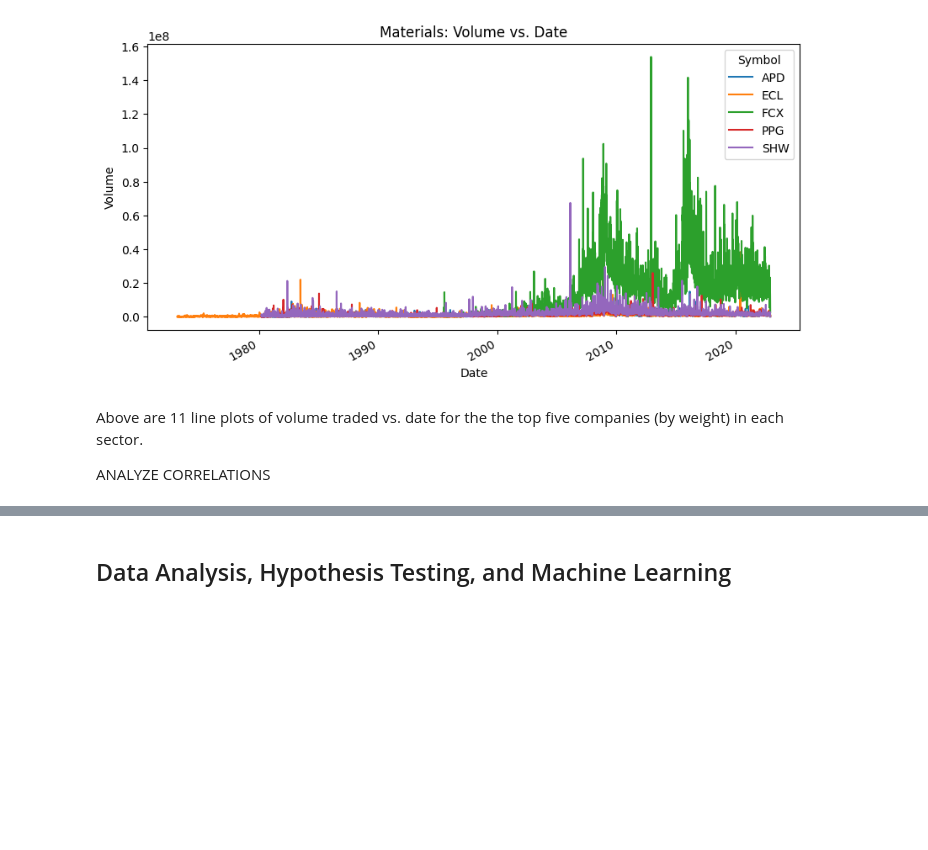
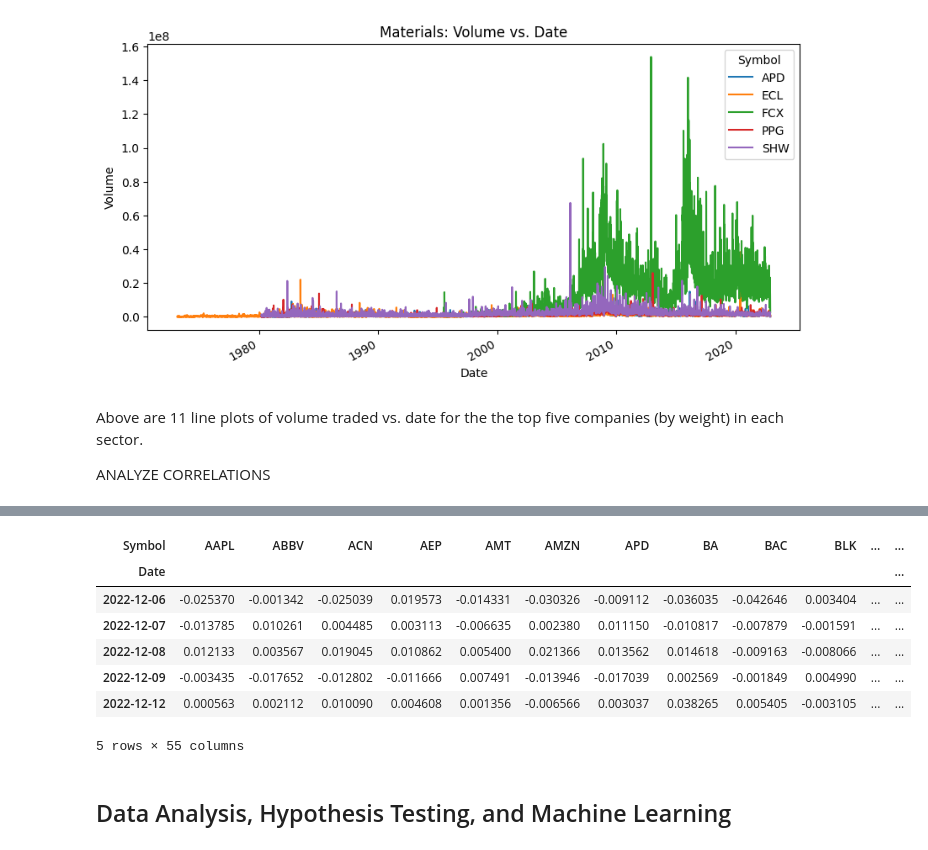
Before and after one commit to melvinrajendran/SP500-Stock-Price-Analysis, a Jupyter notebook: SP500StockPriceAnalysis.ipynb, the cells around one changed output, grey strips where cells are left out. Cells and saved outputs as stored; diff of their text form; code cells hidden in the pictures; blank space fills up the shorter version.

Commit message:
pivoted

```diff
--- a/SP500StockPriceAnalysis.ipynb
+++ b/SP500StockPriceAnalysis.ipynb
@@ -333,5 +333,20 @@ top_data.tail()
 | 518502 | APD | Air Products and Chemicals | Materials | Industrial Gases | 0.177345 | 2022-12-08 | 316.839996 | 320.959991 | 316.700012 | 319.859985 | ... |
 | 518503 | APD | Air Products and Chemicals | Materials | Industrial Gases | 0.177345 | 2022-12-09 | 319.739990 | 320.450012 | 313.579987 | 314.410004 | ... |
 | 518504 | APD | Air Products and Chemicals | Materials | Industrial Gases | 0.177345 | 2022-12-12 | 313.059998 | 316.019989 | 313.059998 | 315.364990 | ... |
+# %%
+formatted_data = top_data[['Symbol', 'Date', 'Daily Return']]
+
+formatted_data = formatted_data.pivot(index='Date', columns='Symbol', values='Daily Return')
+
+formatted_data.tail()
+# %% [output]
+| Symbol | AAPL | ABBV | ACN | AEP | AMT | AMZN | APD | BA | BAC | BLK | ... | ... |
+| Date |  |  |  |  |  |  |  |  |  |  |  | ... |
+| 2022-12-06 | -0.025370 | -0.001342 | -0.025039 | 0.019573 | -0.014331 | -0.030326 | -0.009112 | -0.036035 | -0.042646 | 0.003404 | ... | ... |
+| 2022-12-07 | -0.013785 | 0.010261 | 0.004485 | 0.003113 | -0.006635 | 0.002380 | 0.011150 | -0.010817 | -0.007879 | -0.001591 | ... | ... |
+| 2022-12-08 | 0.012133 | 0.003567 | 0.019045 | 0.010862 | 0.005400 | 0.021366 | 0.013562 | 0.014618 | -0.009163 | -0.008066 | ... | ... |
+| 2022-12-09 | -0.003435 | -0.017652 | -0.012802 | -0.011666 | 0.007491 | -0.013946 | -0.017039 | 0.002569 | -0.001849 | 0.004990 | ... | ... |
+| 2022-12-12 | 0.000563 | 0.002112 | 0.010090 | 0.004608 | 0.001356 | -0.006566 | 0.003037 | 0.038265 | 0.005405 | -0.003105 | ... | ... |
+5 rows × 55 columns
 # %% [markdown]
 ## Data Analysis, Hypothesis Testing, and Machine Learning
```
Also changed, not shown: parts of 4 cells of this notebook.
